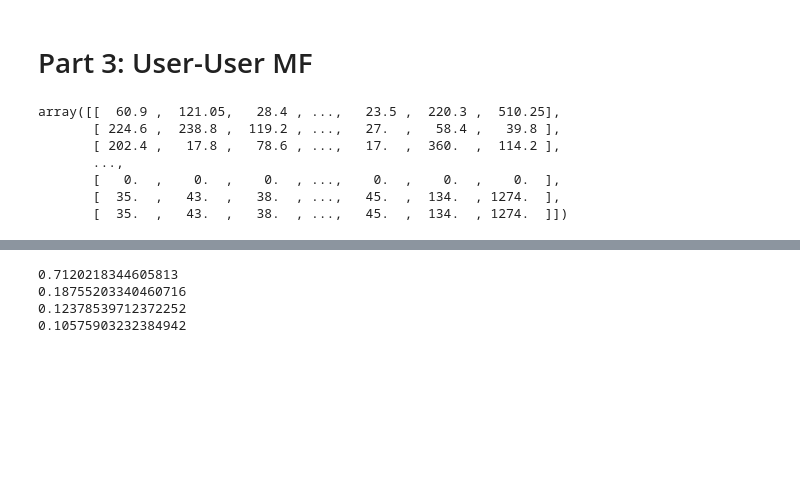
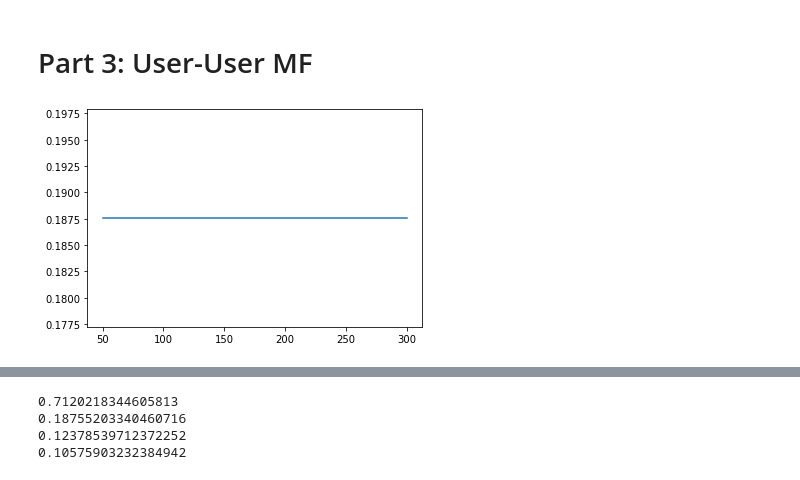
Before and after one commit to aditya-pethe/LyRec, a Jupyter notebook: user_songs.ipynb, the cells around one changed output, grey strips where cells are left out. Drawn from its saved outputs; the diff is of its cells as text; code cells hidden in the pictures; blank space fills up the shorter version.

```diff
--- a/user_songs.ipynb
+++ b/user_songs.ipynb
@@ -66,9 +66,9 @@ df
 # %% [markdown]
 Now we read in our lyric data
 # %%
-ourfile = 'data/first1000.csv'
+lyric_file = 'data/first1000.csv'
 
-lyric_df = pd.read_csv(ourfile)
+lyric_df = pd.read_csv(lyric_file)
 lyric_df['original_index'] = lyric_df.index
 # this is needed incase we want to map back to the original index in the lyric table after all the joins
 lyric_df
@@ -415,20 +417,3 @@ bert_prediction_mat
 24
 # %% [markdown]
 # Part 3: User-User MF
-# %%
-from sklearn.decomposition import NMF
-
-nmf = NMF()
-W = nmf.fit_transform(train_mat)
-H = nmf.components_
-mf_mat = np.dot(W,H)
-# %%
-bow_prediction_mat
-# %% [output]
-array([[  60.9 ,  121.05,   28.4 , ...,   23.5 ,  220.3 ,  510.25],
-       [ 224.6 ,  238.8 ,  119.2 , ...,   27.  ,   58.4 ,   39.8 ],
-       [ 202.4 ,   17.8 ,   78.6 , ...,   17.  ,  360.  ,  114.2 ],
-       ...,
-       [   0.  ,    0.  ,    0.  , ...,    0.  ,    0.  ,    0.  ],
-       [  35.  ,   43.  ,   38.  , ...,   45.  ,  134.  , 1274.  ],
-       [  35.  ,   43.  ,   38.  , ...,   45.  ,  134.  , 1274.  ]])
@@ -434,0 +424,15 @@ array([[  60.9 ,  121.05,   28.4 , ...,   23.5 ,  220.3 ,  510.25],
+# %%
+iterations = [50,100,150,200,250,300]
+iter_rmse = []
+for i in iterations:
+    nmf = NMF(max_iter=i)
+    W = nmf.fit_transform(train_mat)
+    factorization_matrix = nmf.components_
+    mf_mat = np.dot(W,factorization_matrix)
+
+    iter_rmse.append(new_rmse(test_mat,mf_mat))
+
+plt.plot(iterations, iter_rmse)
+plt.show()
+# %% [output]
+[figure, added]
```
Also changed, not shown: parts of 13 cells of this notebook.
